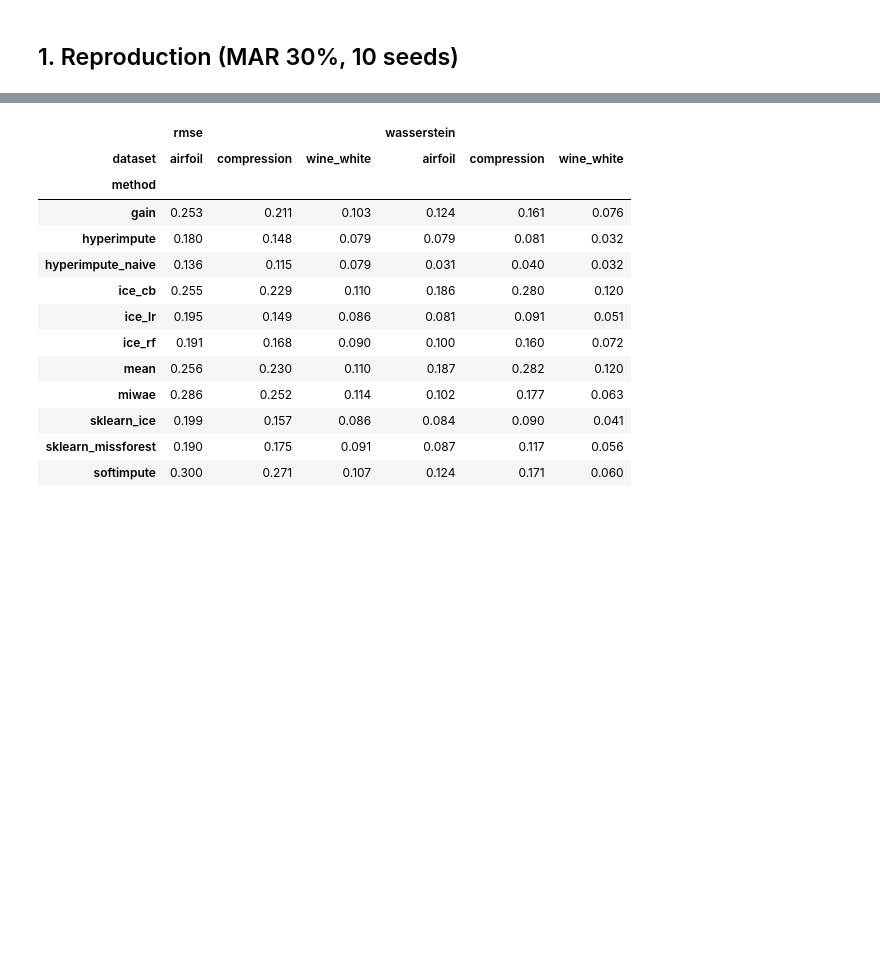
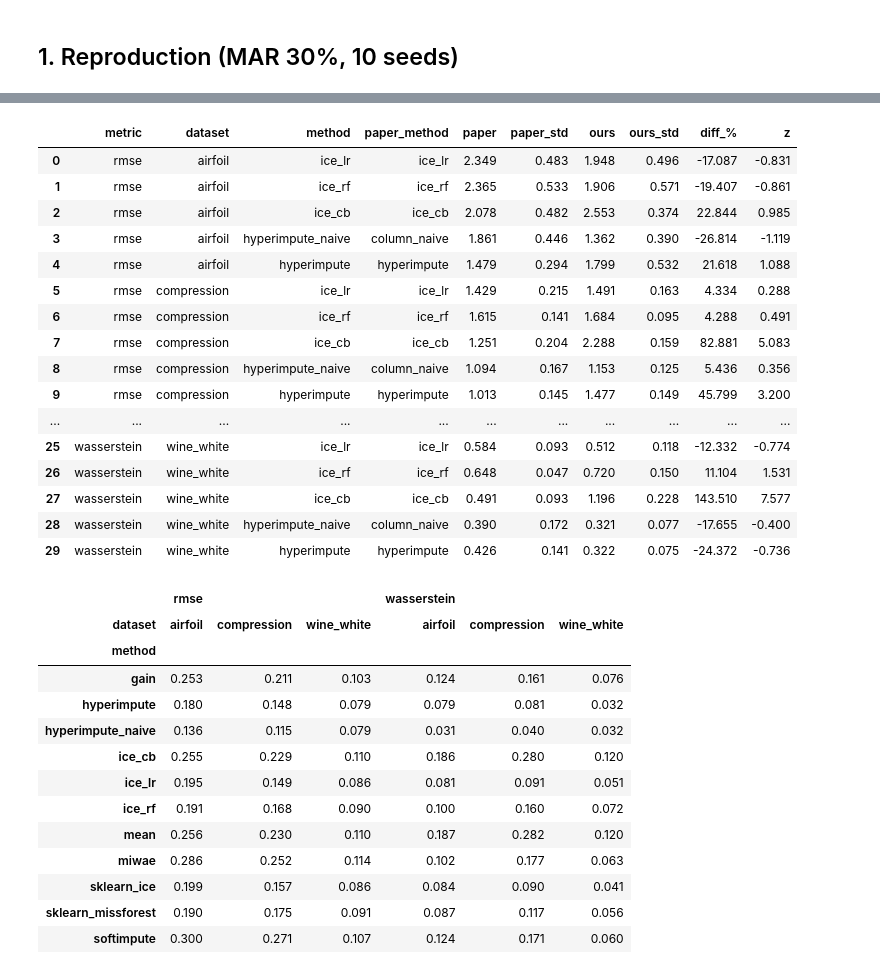
Before and after one commit to YannKleees/hyperreimpute, a Jupyter notebook: reproduction.ipynb, the cells around one changed output, grey strips where cells are left out. Drawn from its saved outputs; the diff is of its cells as text; code cells hidden in the pictures; blank space fills up the shorter version.

```diff
--- a/reproduction.ipynb
+++ b/reproduction.ipynb
@@ -32,3 +35,24 @@ ex.table2(main).round(3)
+# %%
+# RMSE (Table 2) and Wasserstein distance (Table 7), x 10; z = (ours - paper) / paper_std
+ex.paper_comparison(main).round(3)
+# %% [output]
+|  | metric | dataset | method | paper_method | paper | paper_std | ours | ours_std | diff_% | z |
+| 0 | rmse | airfoil | ice_lr | ice_lr | 2.349 | 0.483 | 1.948 | 0.496 | -17.087 | -0.831 |
+| 1 | rmse | airfoil | ice_rf | ice_rf | 2.365 | 0.533 | 1.906 | 0.571 | -19.407 | -0.861 |
+| 2 | rmse | airfoil | ice_cb | ice_cb | 2.078 | 0.482 | 2.553 | 0.374 | 22.844 | 0.985 |
+| 3 | rmse | airfoil | hyperimpute_naive | column_naive | 1.861 | 0.446 | 1.362 | 0.390 | -26.814 | -1.119 |
+| 4 | rmse | airfoil | hyperimpute | hyperimpute | 1.479 | 0.294 | 1.799 | 0.532 | 21.618 | 1.088 |
+| 5 | rmse | compression | ice_lr | ice_lr | 1.429 | 0.215 | 1.491 | 0.163 | 4.334 | 0.288 |
+| 6 | rmse | compression | ice_rf | ice_rf | 1.615 | 0.141 | 1.684 | 0.095 | 4.288 | 0.491 |
+| 7 | rmse | compression | ice_cb | ice_cb | 1.251 | 0.204 | 2.288 | 0.159 | 82.881 | 5.083 |
+| 8 | rmse | compression | hyperimpute_naive | column_naive | 1.094 | 0.167 | 1.153 | 0.125 | 5.436 | 0.356 |
+| 9 | rmse | compression | hyperimpute | hyperimpute | 1.013 | 0.145 | 1.477 | 0.149 | 45.799 | 3.200 |
+| ... | ... | ... | ... | ... | ... | ... | ... | ... | ... | ... |
+| 25 | wasserstein | wine_white | ice_lr | ice_lr | 0.584 | 0.093 | 0.512 | 0.118 | -12.332 | -0.774 |
+| 26 | wasserstein | wine_white | ice_rf | ice_rf | 0.648 | 0.047 | 0.720 | 0.150 | 11.104 | 1.531 |
+| 27 | wasserstein | wine_white | ice_cb | ice_cb | 0.491 | 0.093 | 1.196 | 0.228 | 143.510 | 7.577 |
+| 28 | wasserstein | wine_white | hyperimpute_naive | column_naive | 0.390 | 0.172 | 0.321 | 0.077 | -17.655 | -0.400 |
+| 29 | wasserstein | wine_white | hyperimpute | hyperimpute | 0.426 | 0.141 | 0.322 | 0.075 | -24.372 | -0.736 |
 # %%
 long = main.melt(["dataset", "method"], ["rmse", "wasserstein"], "metric")
 sns.catplot(long, x="dataset", y="value", hue="method", row="metric",
```
Also changed, not shown: parts of 3 cells of this notebook, 3 other files.
